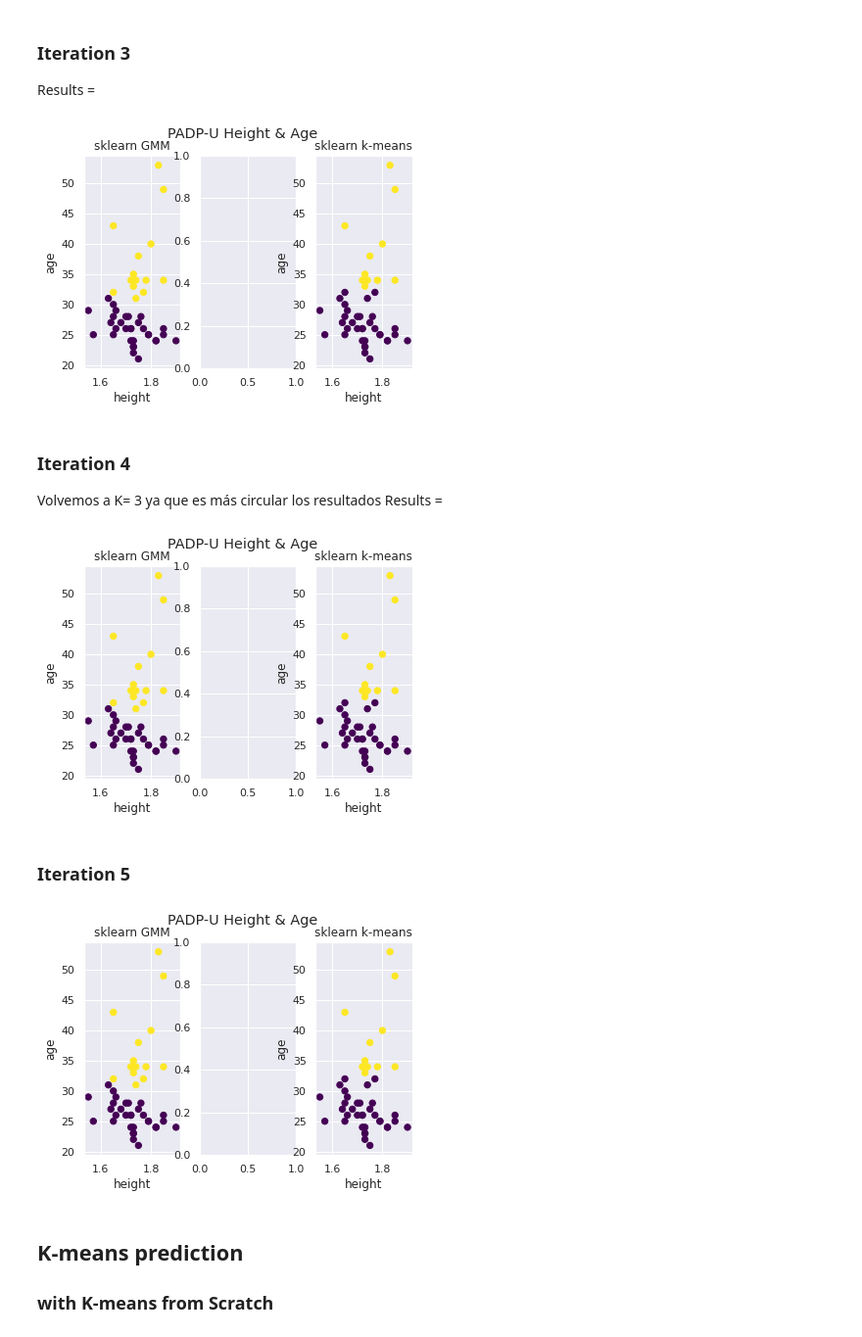
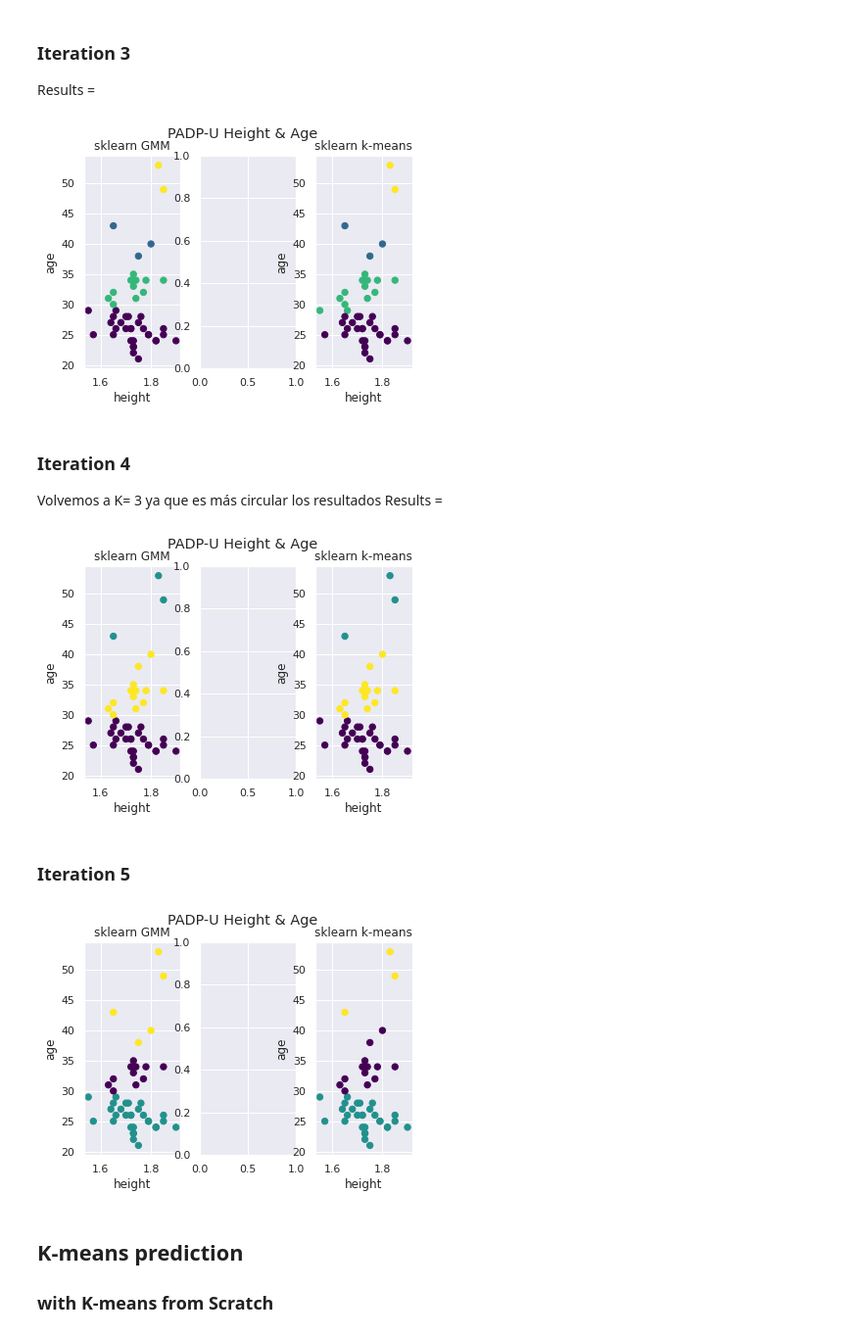
Before and after one commit to cavendano01/Statistical-Learning-II, a Jupyter notebook: K-means-&-GMM/K_means_y_GMM.ipynb, the cells around one changed output. Shown at 98% size. Cells and saved outputs as stored; diff of their text form; code cells hidden in the pictures.

Commit message:
Fixed incorrect labeling

```diff
--- a/K-means-&-GMM/K_means_y_GMM.ipynb
+++ b/K-means-&-GMM/K_means_y_GMM.ipynb
@@ -263,9 +263,9 @@ gmm3 = GMM(n_components=k,random_state=random_seed,max_iter=epochs).fit(X)
 #Ploting Results
 fig, (ax1, ax2, ax3) = plt.subplots(1, 3)
 fig.suptitle('PADP-U Height & Age')
-label1 = gmm1.predict(X)
-label2 = kmeans1.fit(X).predict(X)
-#label3 =
+label1 = gmm3.predict(X)
+#label2 =
+label3 =  kmeans3.fit(X).predict(X)
 
 # sklearn GMM
 ax1.set_title('sklearn GMM')
@@ -279,9 +279,9 @@ ax1.scatter(X[:, 0], X[:, 1], c=label1, s=40, cmap='viridis');
 ax3.set_title('sklearn k-means')
 ax3.set_xlabel('height')
 ax3.set_ylabel('age')
-ax3.scatter(X[:, 0], X[:, 1], c=label2, s=40, cmap='viridis');
+ax3.scatter(X[:, 0], X[:, 1], c=label3, s=40, cmap='viridis');
 # %% [output]
-[figure, old version]
+[figure, new version]
 # %% [markdown]
 ### Iteration 4
 Volvemos a K= 3 ya que es más circular los resultados
@@ -301,10 +301,9 @@ gmm4 = GMM(n_components=k,random_state=random_seed,max_iter=epochs).fit(X)
 #Ploting Results
 fig, (ax1, ax2, ax3) = plt.subplots(1, 3)
 fig.suptitle('PADP-U Height & Age')
-label1 = gmm1.predict(X)
-label2 = kmeans1.fit(X).predict(X)
-#label3 =
-
+label1 = gmm4.predict(X)
+#label2 =
+label3 =  kmeans4.fit(X).predict(X)
 # sklearn GMM
 ax1.set_title('sklearn GMM')
 ax1.set_xlabel('height')
@@ -317,45 +316,45 @@ ax1.scatter(X[:, 0], X[:, 1], c=label1, s=40, cmap='viridis');
 ax3.set_title('sklearn k-means')
 ax3.set_xlabel('height')
 ax3.set_ylabel('age')
-ax3.scatter(X[:, 0], X[:, 1], c=label2, s=40, cmap='viridis');
+ax3.scatter(X[:, 0], X[:, 1], c=label3, s=40, cmap='viridis');
 # %% [output]
-[figure, old version]
+[figure, new version]
 # %% [markdown]
 ### Iteration 5
 # %%
 #Hyperparameters
 k = 3
 epochs = 500
 random_seed = 200
 
 #Model training
 kmeans5 = KMeans(k, random_state=random_seed,max_iter=epochs)
 #k_means5 =
 gmm5 = GMM(n_components=k,random_state=random_seed,max_iter=epochs).fit(X)
 
 
 #Ploting Results
 fig, (ax1, ax2, ax3) = plt.subplots(1, 3)
 fig.suptitle('PADP-U Height & Age')
-label1 = gmm1.predict(X)
-label2 = kmeans1.fit(X).predict(X)
-#label3 =
+label1 = gmm5.predict(X)
+#label2 =
+label3 =  kmeans5.fit(X).predict(X)
 
 # sklearn GMM
 ax1.set_title('sklearn GMM')
 ax1.set_xlabel('height')
 ax1.set_ylabel('age')
 ax1.scatter(X[:, 0], X[:, 1], c=label1, s=40, cmap='viridis');
 
 # from scracth K-means
 
 # sklearn k-means
 ax3.set_title('sklearn k-means')
 ax3.set_xlabel('height')
 ax3.set_ylabel('age')
-ax3.scatter(X[:, 0], X[:, 1], c=label2, s=40, cmap='viridis');
+ax3.scatter(X[:, 0], X[:, 1], c=label3, s=40, cmap='viridis');
 # %% [output]
-[figure, old version]
+[figure, new version]
 # %% [markdown]
 ## K-means prediction
 ### with K-means from Scratch
```
Also changed, not shown: parts of 2 cells of this notebook.
